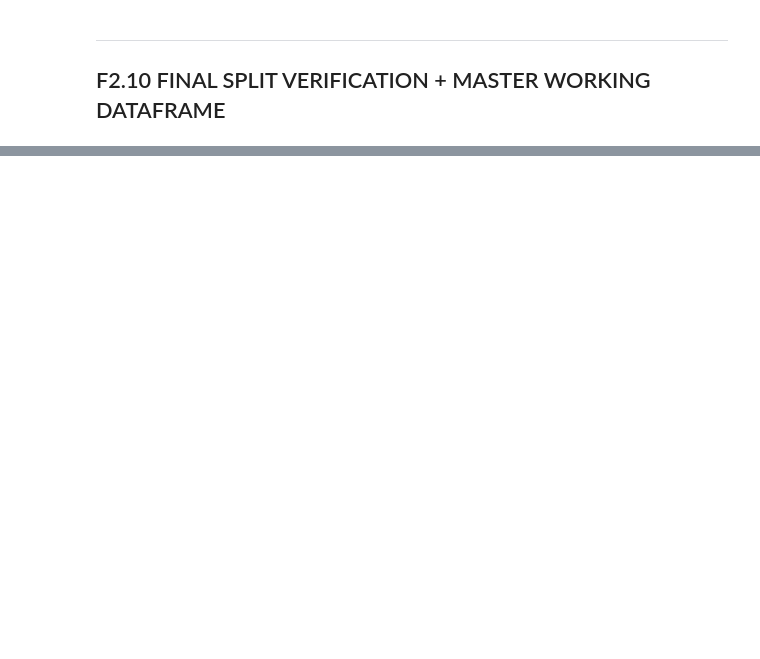
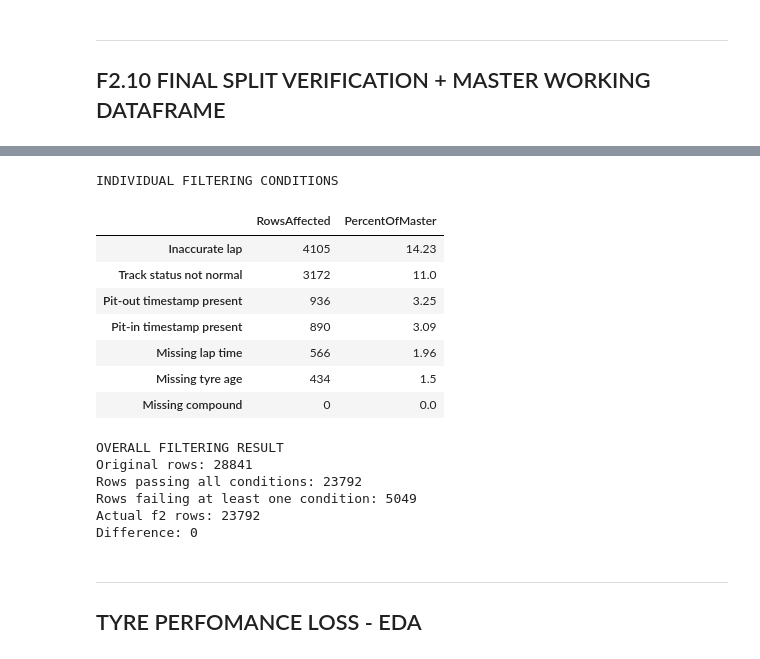
Before and after one commit to mohammedDhinojwala/f1-ai-race-strategy, a Jupyter notebook: notebooks/01_data_investigation.ipynb, the cells around one changed output, grey strips where cells are left out. Saved outputs shown, nothing was run; the diff lists cells and outputs as text; code cells hidden in the pictures; blank space fills up the shorter version.

```diff
--- a/notebooks/01_data_investigation.ipynb
+++ b/notebooks/01_data_investigation.ipynb
@@ -10649,0 +11158,69 @@ print([c for c in f2.columns if c.startswith(("T1_", "T2_", "T3_", "T4_", "T5_",
+# %%
+
+# -----------------------------------------------
+# EDA 1.3 — FILTERING IMPACT ANALYSIS
+# -----------------------------------------------
+
+conditions = pd.DataFrame({
+    "Inaccurate lap":
+        ~tyre_master["IsAccurate"].eq(True),
+
+    "Missing lap time":
+        tyre_master["LapTimeSeconds"].isna(),
+
+    "Missing compound":
+        tyre_master["Compound"].isna(),
+
+    "Missing tyre age":
+        tyre_master["TyreLife"].isna(),
+
+    "Pit-in timestamp present":
+        tyre_master["PitInTime"].notna(),
+
+    "Pit-out timestamp present":
+        tyre_master["PitOutTime"].notna(),
+
+    "Track status not normal":
+        ~tyre_master["TrackStatus"].astype("string").eq("1")
+})
+
+# Count rows failing each individual condition
+summary = pd.DataFrame({
+    "RowsAffected": conditions.sum(),
+    "PercentOfMaster": (conditions.mean() * 100).round(2)
+})
+
+print("INDIVIDUAL FILTERING CONDITIONS")
+display(summary.sort_values("RowsAffected", ascending=False))
+
+# Count rows passing every condition
+passes_all = ~conditions.any(axis=1)
+
+print("\nOVERALL FILTERING RESULT")
+print("Original rows:", len(tyre_master))
+print("Rows passing all conditions:", int(passes_all.sum()))
+print("Rows failing at least one condition:", int((~passes_all).sum()))
+
+# Compare with the actual filtered dataset
+print("Actual f2 rows:", len(f2))
+print("Difference:", abs(int(passes_all.sum()) - len(f2)))
+# %% [output]
+INDIVIDUAL FILTERING CONDITIONS
+|  | RowsAffected | PercentOfMaster |
+| Inaccurate lap | 4105 | 14.23 |
+| Track status not normal | 3172 | 11.0 |
+| Pit-out timestamp present | 936 | 3.25 |
+| Pit-in timestamp present | 890 | 3.09 |
+| Missing lap time | 566 | 1.96 |
+| Missing tyre age | 434 | 1.5 |
+| Missing compound | 0 | 0.0 |
+OVERALL FILTERING RESULT
+Original rows: 28841
+Rows passing all conditions: 23792
+Rows failing at least one condition: 5049
+Actual f2 rows: 23792
+Difference: 0
+# %% [markdown]
+---------------------------------
+TYRE PERFOMANCE LOSS - EDA
+---------------------------------
```
Also changed, not shown: parts of 21 cells of this notebook.
